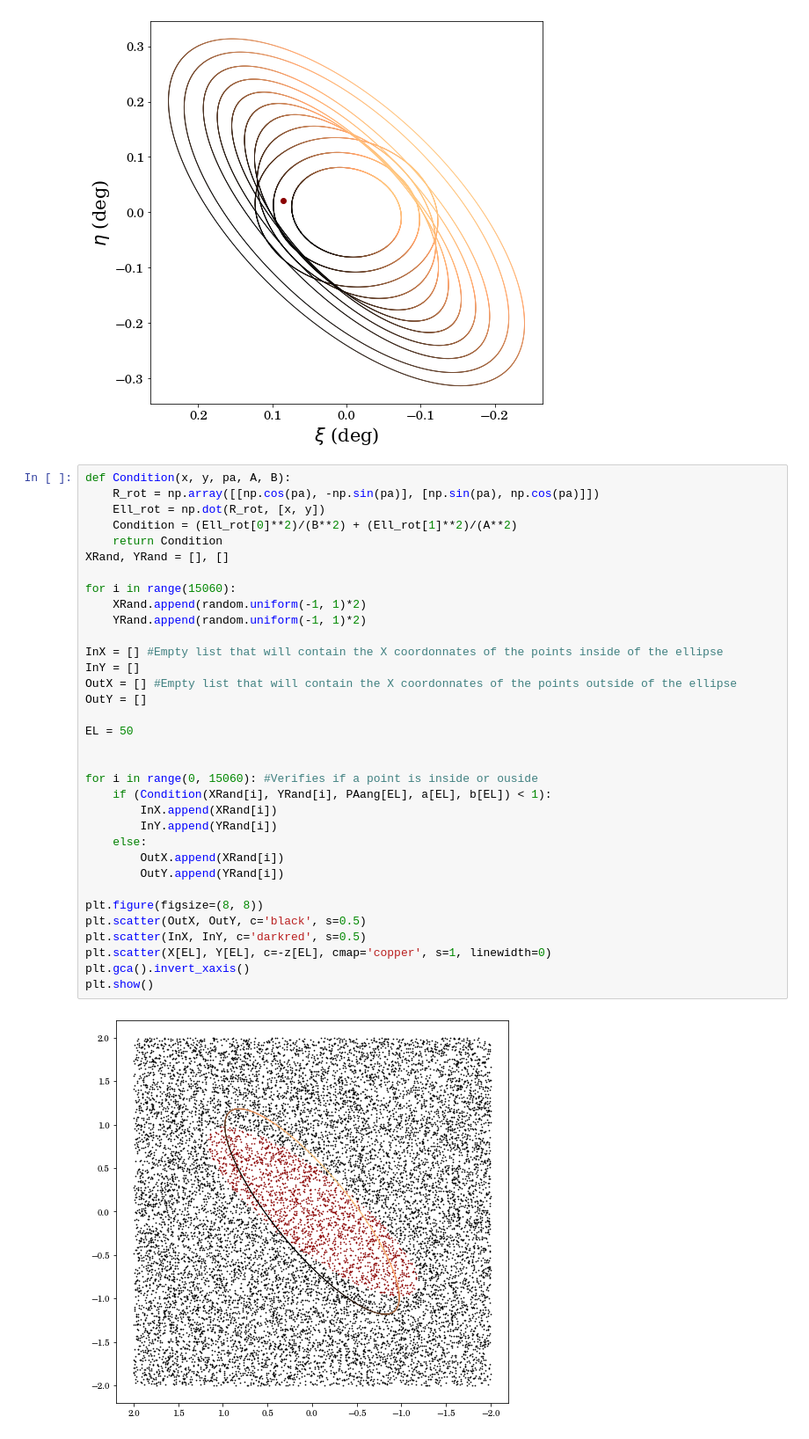
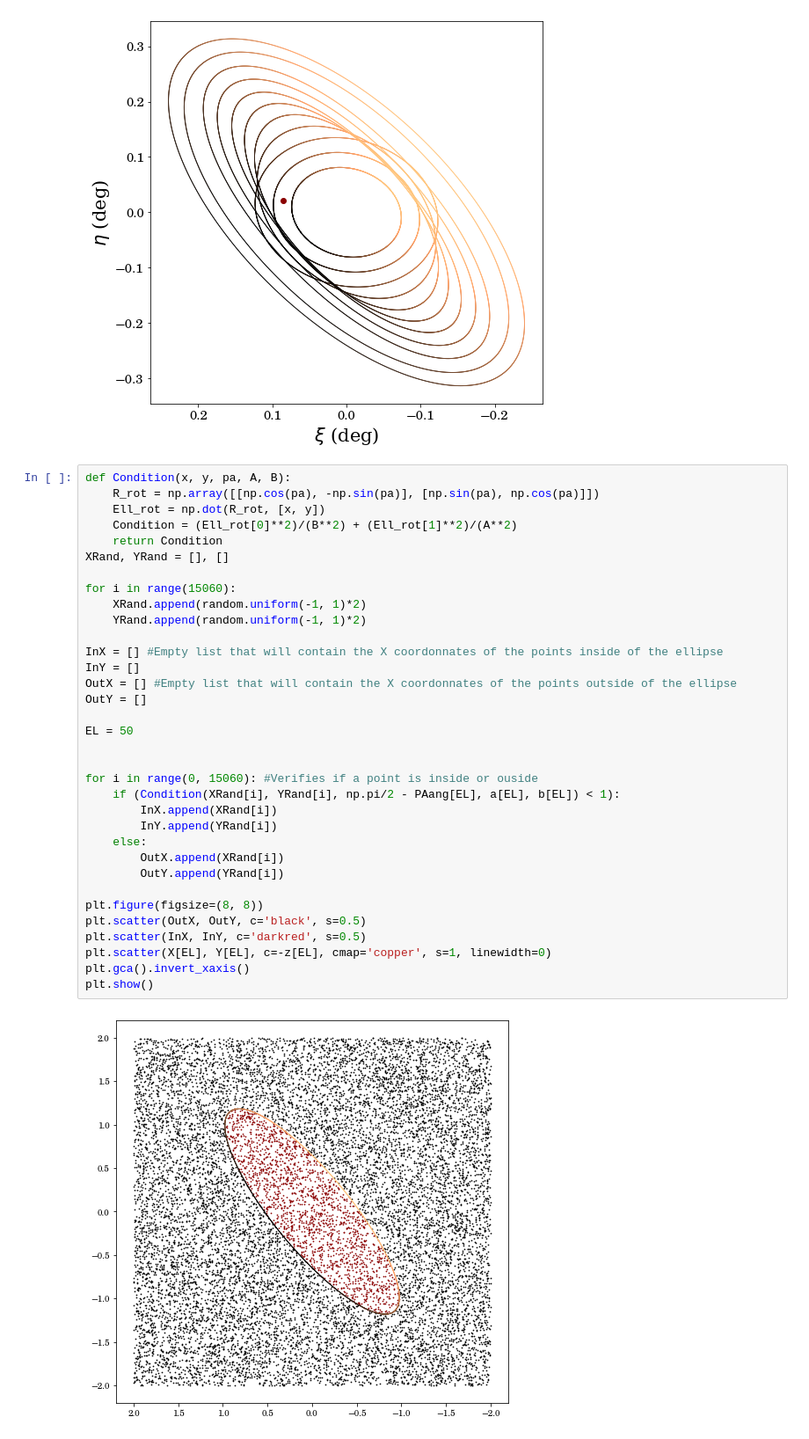
Before and after one commit to SamuelLimbo/AndromedaProperMotion, a Jupyter notebook: DiscModel.ipynb, the cells around one changed output. Shown at 88% size. Cells and saved outputs as stored; diff of their text form.

```diff
--- a/DiscModel.ipynb
+++ b/DiscModel.ipynb
@@ -173,32 +173,32 @@ def Condition(x, y, pa, A, B):
     Condition = (Ell_rot[0]**2)/(B**2) + (Ell_rot[1]**2)/(A**2)
     return Condition
 XRand, YRand = [], []
 
 for i in range(15060):
     XRand.append(random.uniform(-1, 1)*2)
     YRand.append(random.uniform(-1, 1)*2)
 
 InX = [] #Empty list that will contain the X coordonnates of the points inside of the ellipse
 InY = []
 OutX = [] #Empty list that will contain the X coordonnates of the points outside of the ellipse
 OutY = []
 
 EL = 50
 
 
 for i in range(0, 15060): #Verifies if a point is inside or ouside
-    if (Condition(XRand[i], YRand[i], PAang[EL], a[EL], b[EL]) < 1):
+    if (Condition(XRand[i], YRand[i], np.pi/2 - PAang[EL], a[EL], b[EL]) < 1):
         InX.append(XRand[i])
         InY.append(YRand[i])
     else:
         OutX.append(XRand[i])
         OutY.append(YRand[i])
 
 plt.figure(figsize=(8, 8))
 plt.scatter(OutX, OutY, c='black', s=0.5)
 plt.scatter(InX, InY, c='darkred', s=0.5)
 plt.scatter(X[EL], Y[EL], c=-z[EL], cmap='copper', s=1, linewidth=0)
 plt.gca().invert_xaxis()
 plt.show()
 # %% [output]
-[figure, old version]
+[figure, new version]
```
